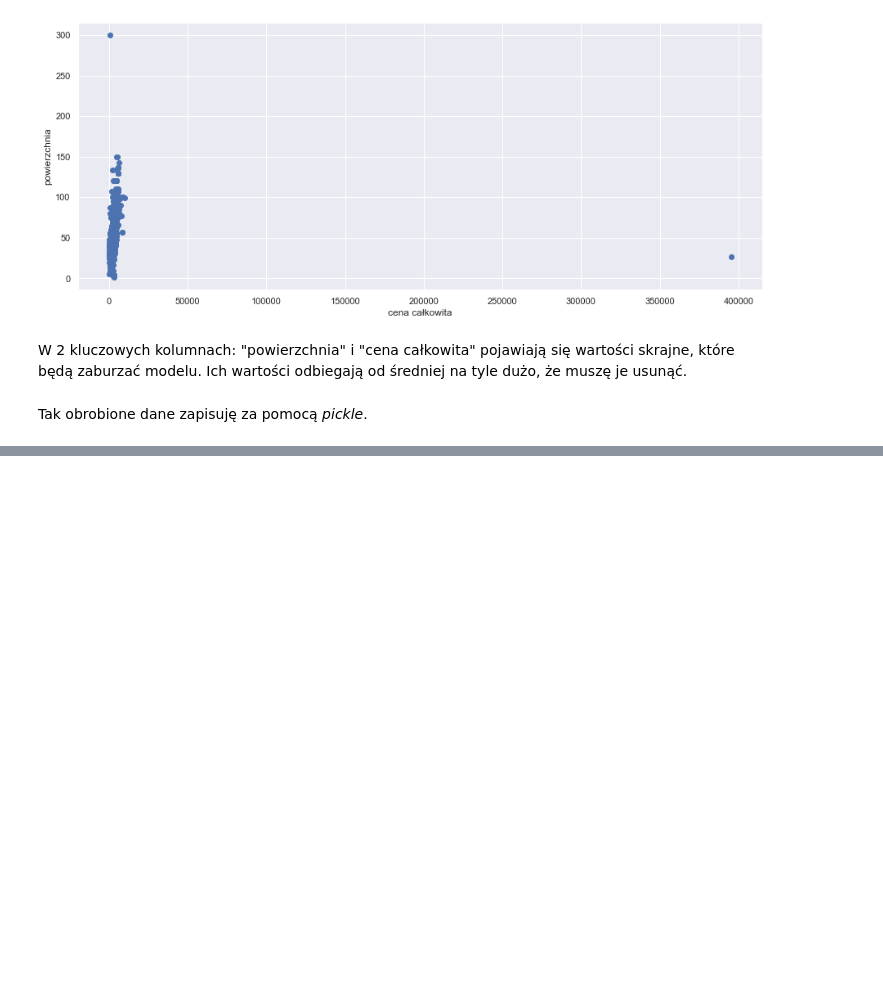
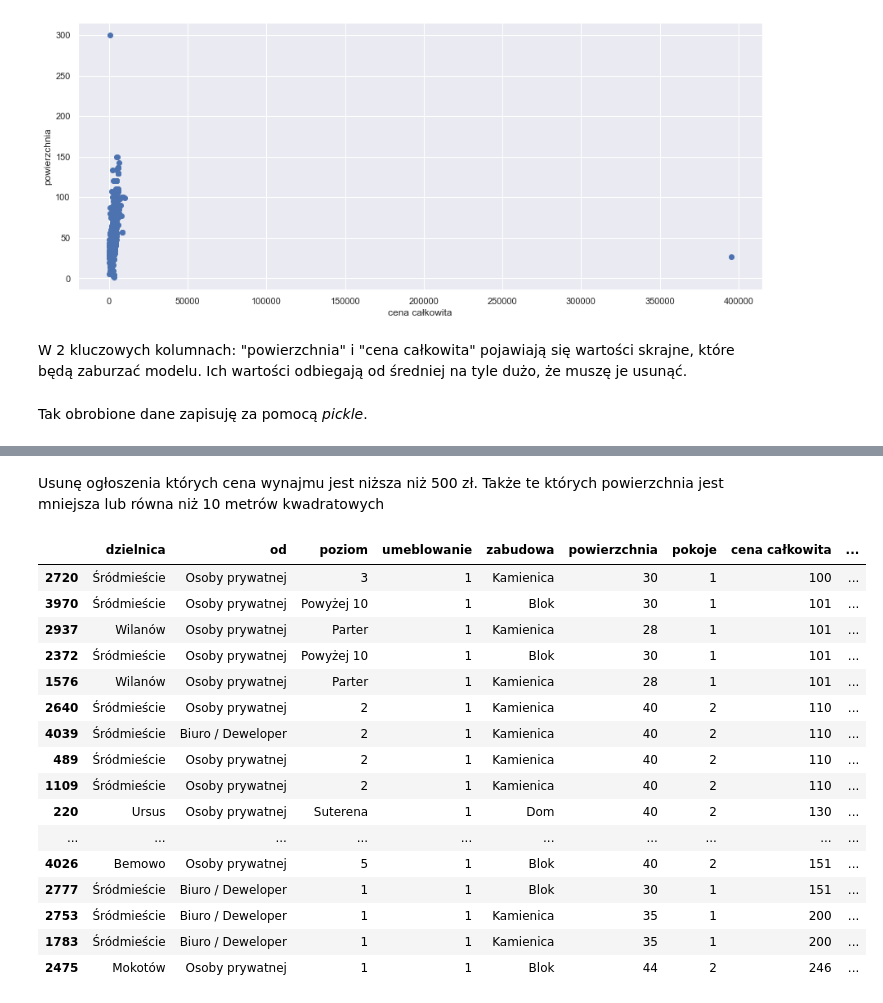
Before and after one commit to pawellachowski777/Apartments, a Jupyter notebook: data_cleaning.ipynb, the cells around one changed output, grey strips where cells are left out. Cells and saved outputs as stored; diff of their text form; code cells hidden in the pictures; blank space fills up the shorter version.

```diff
--- a/python/data_clean.ipynb
+++ b/data_cleaning.ipynb
@@ -165,0 +166,23 @@ Tak obrobione dane zapisuję za pomocą *pickle*.
+# %% [markdown]
+Usunę ogłoszenia których cena wynajmu jest niższa niż 500 zł. Także te których powierzchnia jest mniejsza lub równa niż 10 metrów kwadratowych
+# %%
+too_cheap = df_waw[df_waw['cena całkowita'] < 500].sort_values('cena całkowita')
+too_cheap
+# %% [output]
+|  | dzielnica | od | poziom | umeblowanie | zabudowa | powierzchnia | pokoje | cena całkowita | ... |
+| 2720 | Śródmieście | Osoby prywatnej | 3 | 1 | Kamienica | 30 | 1 | 100 | ... |
+| 3970 | Śródmieście | Osoby prywatnej | Powyżej 10 | 1 | Blok | 30 | 1 | 101 | ... |
+| 2937 | Wilanów | Osoby prywatnej | Parter | 1 | Kamienica | 28 | 1 | 101 | ... |
+| 2372 | Śródmieście | Osoby prywatnej | Powyżej 10 | 1 | Blok | 30 | 1 | 101 | ... |
+| 1576 | Wilanów | Osoby prywatnej | Parter | 1 | Kamienica | 28 | 1 | 101 | ... |
+| 2640 | Śródmieście | Osoby prywatnej | 2 | 1 | Kamienica | 40 | 2 | 110 | ... |
+| 4039 | Śródmieście | Biuro / Deweloper | 2 | 1 | Kamienica | 40 | 2 | 110 | ... |
+| 489 | Śródmieście | Osoby prywatnej | 2 | 1 | Kamienica | 40 | 2 | 110 | ... |
+| 1109 | Śródmieście | Osoby prywatnej | 2 | 1 | Kamienica | 40 | 2 | 110 | ... |
+| 220 | Ursus | Osoby prywatnej | Suterena | 1 | Dom | 40 | 2 | 130 | ... |
+| ... | ... | ... | ... | ... | ... | ... | ... | ... | ... |
+| 4026 | Bemowo | Osoby prywatnej | 5 | 1 | Blok | 40 | 2 | 151 | ... |
+| 2777 | Śródmieście | Biuro / Deweloper | 1 | 1 | Blok | 30 | 1 | 151 | ... |
+| 2753 | Śródmieście | Biuro / Deweloper | 1 | 1 | Kamienica | 35 | 1 | 200 | ... |
+| 1783 | Śródmieście | Biuro / Deweloper | 1 | 1 | Kamienica | 35 | 1 | 200 | ... |
+| 2475 | Mokotów | Osoby prywatnej | 1 | 1 | Blok | 44 | 2 | 246 | ... |
```
Also changed, not shown: parts of 10 cells of this notebook, 12 other files.
